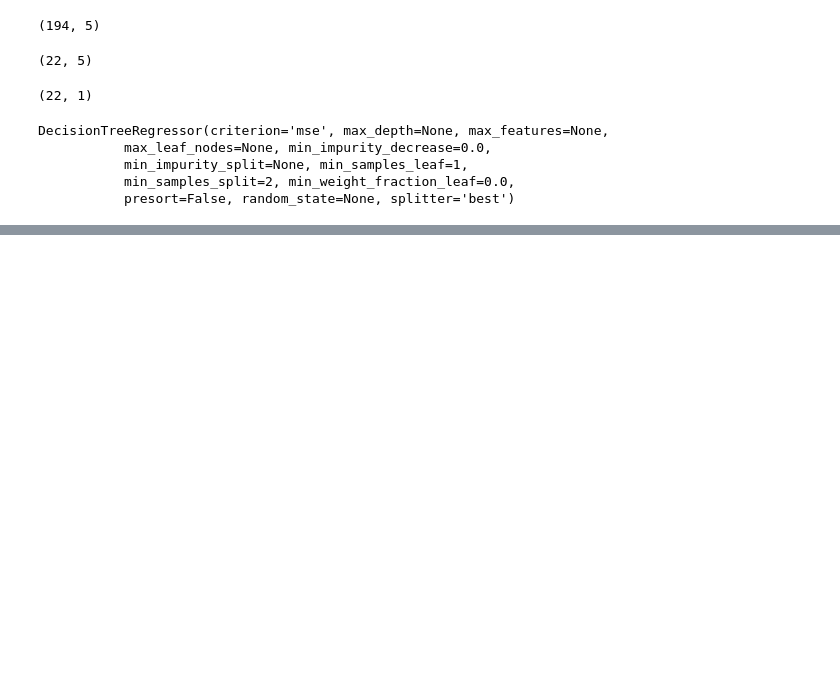
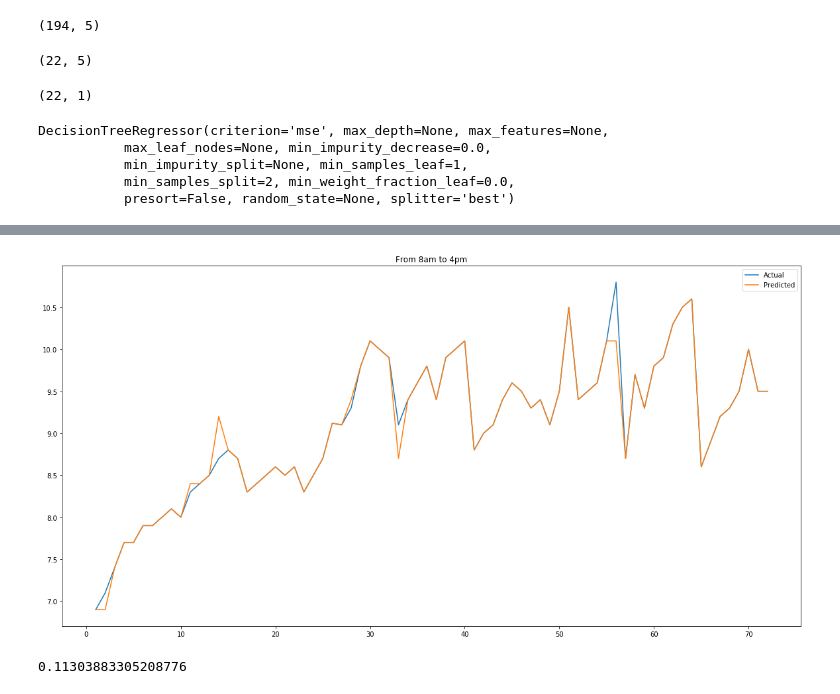
Before and after one commit to ghaffaru/electric-load-demand-forecast, a Jupyter notebook: hourly_train.ipynb, the cells around one changed output, grey strips where cells are left out. Drawn from its saved outputs; the diff is of its cells as text; code cells hidden in the pictures; blank space fills up the shorter version.

```diff
--- a/hourly_train.ipynb
+++ b/hourly_train.ipynb
@@ -324,0 +344,6 @@ plt.show()
+# %%
+second_eight_hours_data = data[data['HOURS'] < 17][data[data['HOURS'] < 17]['HOURS'] > 8]
+# %%
+second_eight_hours_features = second_eight_hours_data[['HOURS','TEMPERATURE','DAYS','HUMIDITY','MONTHS']]
+# %%
+second_eight_hours_labels = second_eight_hours_data[['HISTORIC LOAD(MW)']]
@@ -324,0 +354,9 @@ plt.show()
+# %%
+plt.figure(figsize=(20,10))
+plt.plot(np.arange(1,73), second_eight_hours_labels['HISTORIC LOAD(MW)'])
+plt.plot(np.arange(1,73), model.predict(second_eight_hours_features))
+plt.legend(['Actual','Predicted'])
+plt.title('From 8am to 4pm')
+plt.show()
+# %% [output]
+[figure, added]
@@ -324,0 +369,4 @@ plt.show()
+# %%
+np.sqrt(mean_squared_error(third_eight_hours_labels, model.predict(third_eight_hours_features)))
+# %% [output]
+0.11303883305208776
```
Also changed, not shown: parts of 19 cells of this notebook, 24 other files.
